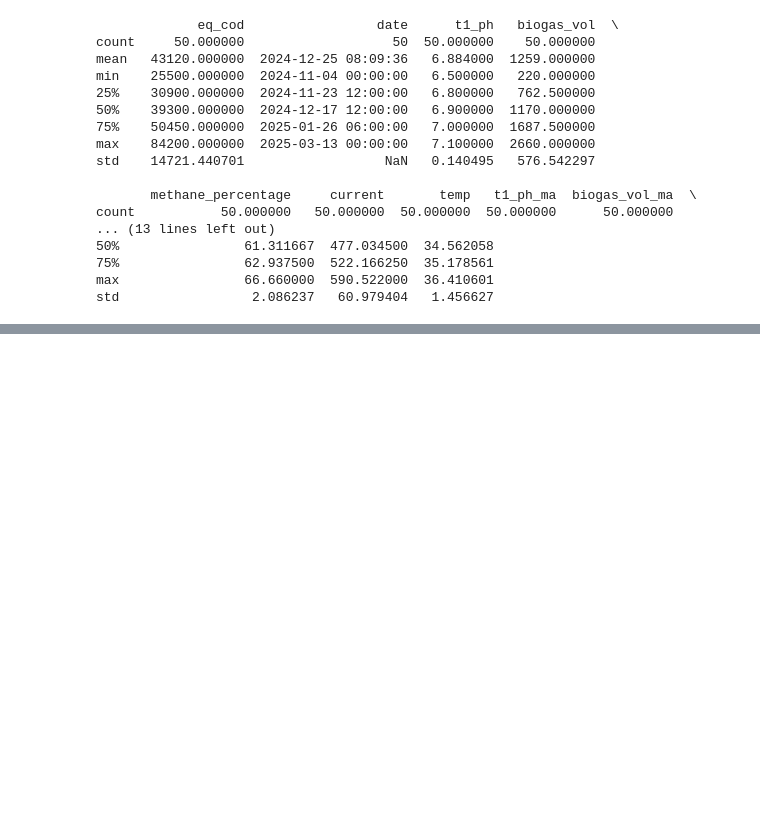
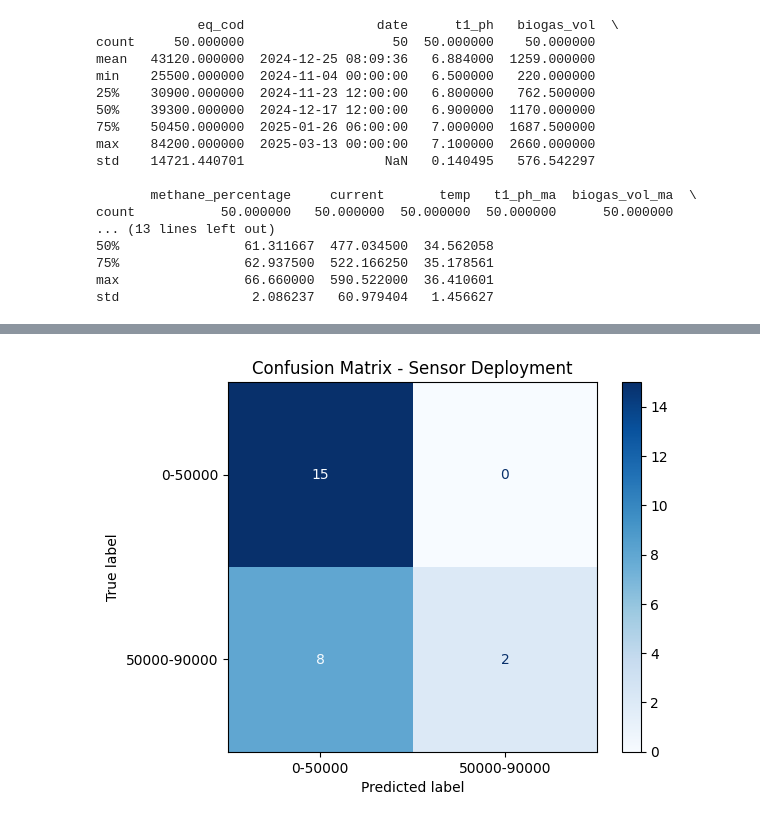
Before and after one commit to harverutland/direct_model_transferlearning_COOK, a Jupyter notebook: Direct_transfer_learning2_classification_randomforest1_eqCOD_ensemble/transfer_learning_ml_pipeline1.ipynb, the cells around one changed output, grey strips where cells are left out. Cells and saved outputs as stored; diff of their text form; code cells hidden in the pictures; blank space fills up the shorter version.

Commit message:
adding ensemble learning

```diff
--- a/Direct_transfer_learning2_classification_randomforest1_eqCOD_ensemble/transfer_learning_ml_pipeline1.ipynb
+++ b/Direct_transfer_learning2_classification_randomforest1_eqCOD_ensemble/transfer_learning_ml_pipeline1.ipynb
@@ -406,0 +421,94 @@ if 'eq_cod' in X.columns:
+# %%
+import numpy as np
+import pandas as pd
+import os
+import joblib
+import matplotlib.pyplot as plt
+from sklearn.ensemble import RandomForestClassifier
+from sklearn.preprocessing import RobustScaler
+from imblearn.over_sampling import SMOTE
+from sklearn.metrics import classification_report, accuracy_score, confusion_matrix, ConfusionMatrixDisplay
+
+# Assume df_interpolated is already defined and sorted chronologically
+
+df = df_interpolated.copy()
+df['date'] = pd.to_datetime(df['date'])
+df.set_index('date', inplace=True)
+df.dropna(subset=['eq_cod'], inplace=True)
+
+# Define bins (consistent bins for soft sensor)
+bins = [0, 50000, 90000]
+labels = [f"{start}-{end}" for start, end in zip(bins[:-1], bins[1:])]
+df['category'] = pd.cut(df['eq_cod'], bins=bins, labels=labels, include_lowest=True)
+df.dropna(subset=['category'], inplace=True)
+df['category_code'] = df['category'].cat.codes
+
+# Split data into training (first half) and sensor deployment (second half)
+split_point = len(df) // 2
+df_train = df.iloc[:split_point]
+df_deploy = df.iloc[split_point:]
+
+# Train scaler on training data
+X_train = df_train.select_dtypes(include=np.number).drop(columns=['eq_cod', 'category_code'])
+y_train = df_train['category_code']
+
+scaler = RobustScaler()
+X_train_scaled = scaler.fit_transform(X_train)
+os.makedirs('sensor_model', exist_ok=True)
+joblib.dump(scaler, 'sensor_model/robust_scaler.pkl')
+
+# Check class distribution before applying SMOTE
+class_counts = y_train.value_counts()
+print(f"Training class distribution:\n{class_counts}")
+
+# Adjust k_neighbors for SMOTE based on minimum class size
+k_neighbors = min(5, class_counts.min() - 1)
+if k_neighbors < 1:
+    raise ValueError("Insufficient samples in the smallest class for SMOTE.")
+
+smote = SMOTE(random_state=42, k_neighbors=k_neighbors)
+X_train_resampled, y_train_resampled = smote.fit_resample(X_train_scaled, y_train)
+
+# Train Random Forest
+rf = RandomForestClassifier(n_estimators=100, random_state=42)
+rf.fit(X_train_resampled, y_train_resampled)
+
+# Save trained model
+joblib.dump(rf, 'sensor_model/rf_soft_sensor.pkl')
+
+# Deploy sensor-in-the-loop on the second half
+deploy_results = []
+scaler = joblib.load('sensor_model/robust_scaler.pkl')
+rf_sensor = joblib.load('sensor_model/rf_soft_sensor.pkl')
+
+X_deploy = df_deploy.select_dtypes(include=np.number).drop(columns=['eq_cod', 'category_code'])
+y_true = df_deploy['category_code']
+
+for timestamp, features in X_deploy.iterrows():
+    X_new_scaled = scaler.transform([features.values])
+    pred_category_code = rf_sensor.predict(X_new_scaled)[0]
+    pred_category_label = labels[pred_category_code]
+
+    # Simulate sensor reading
+    deploy_results.append({
+        'timestamp': timestamp,
+        'predicted_category': pred_category_label,
+        'true_category': labels[y_true.loc[timestamp]]
+    })
+
+# Evaluate the sensor performance after deployment
+results_df = pd.DataFrame(deploy_results)
+accuracy = accuracy_score(results_df['true_category'], results_df['predicted_category'])
+print(f"Sensor-in-the-loop accuracy: {accuracy:.4f}")
+print(classification_report(results_df['true_category'], results_df['predicted_category']))
+
+# Plot confusion matrix
+cm = confusion_matrix(results_df['true_category'], results_df['predicted_category'], labels=labels)
+disp = ConfusionMatrixDisplay(confusion_matrix=cm, display_labels=labels)
+disp.plot(cmap='Blues')
+plt.title("Confusion Matrix - Sensor Deployment")
+plt.savefig('sensor_model/confusion_matrix.png')
+plt.show()
+
+results_df.to_csv('sensor_model/deployment_results.csv', index=False)
+# %% [output]
@@ -406,0 +529 @@ if 'eq_cod' in X.columns:
+[figure, added]
```
Also changed, not shown: parts of 3 cells of this notebook.
